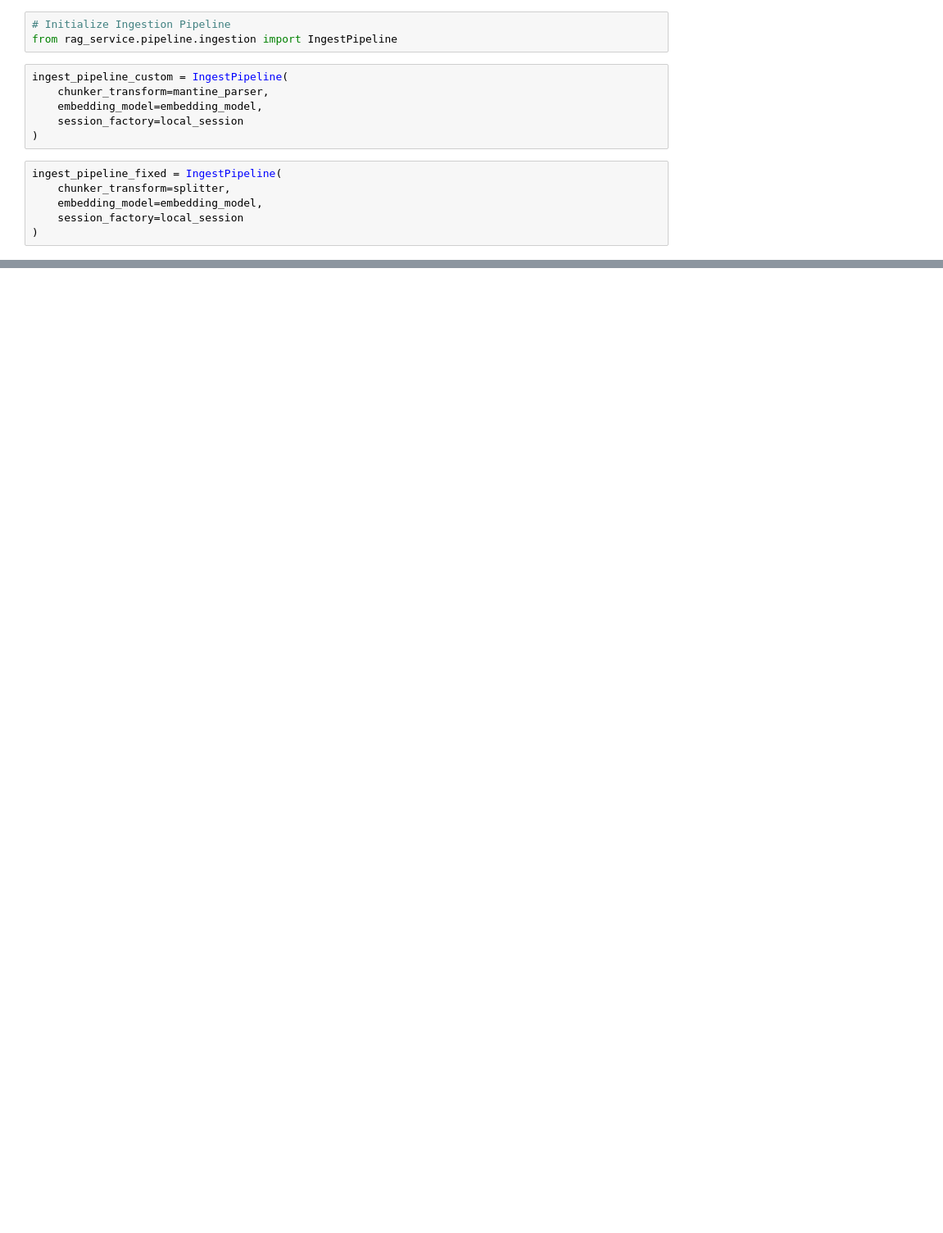
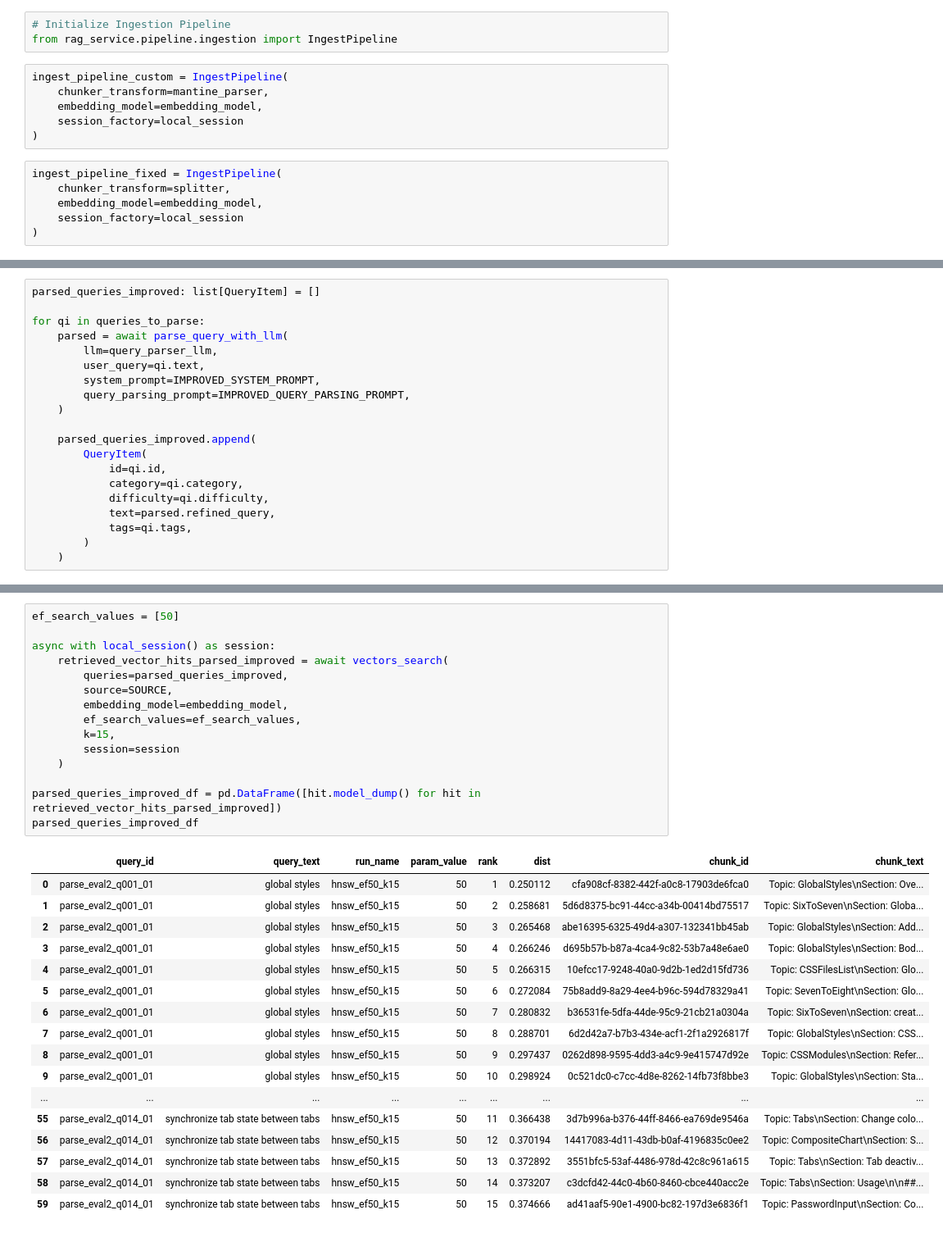
Before and after one commit to Haochen92/RAG_service, a Jupyter notebook: notebooks/rag_mantine.ipynb, the cells around one changed output, grey strips where cells are left out. Shown at 82% size. Saved outputs shown, nothing was run; the diff lists cells and outputs as text; blank space fills up the shorter version.

```diff
--- a/notebooks/rag_mantine.ipynb
+++ b/notebooks/rag_mantine.ipynb
@@ -272,0 +616,20 @@ path
+# %%
+parsed_queries_improved: list[QueryItem] = []
+
+for qi in queries_to_parse:
+    parsed = await parse_query_with_llm(
+        llm=query_parser_llm,
+        user_query=qi.text,
+        system_prompt=IMPROVED_SYSTEM_PROMPT,
+        query_parsing_prompt=IMPROVED_QUERY_PARSING_PROMPT,
+    )
+
+    parsed_queries_improved.append(
+        QueryItem(
+            id=qi.id,
+            category=qi.category,
+            difficulty=qi.difficulty,
+            text=parsed.refined_query,
+            tags=qi.tags,
+        )
+    )
@@ -272,0 +643,33 @@ path
+# %%
+ef_search_values = [50]
+
+async with local_session() as session:
+    retrieved_vector_hits_parsed_improved = await vectors_search(
+        queries=parsed_queries_improved,
+        source=SOURCE,
+        embedding_model=embedding_model,
+        ef_search_values=ef_search_values,
+        k=15,
+        session=session
+    )
+
+parsed_queries_improved_df = pd.DataFrame([hit.model_dump() for hit in retrieved_vector_hits_parsed_improved])
+parsed_queries_improved_df
+# %% [output]
+|  | query_id | query_text | run_name | param_value | rank | dist | chunk_id | chunk_text |
+| 0 | parse_eval2_q001_01 | global styles | hnsw_ef50_k15 | 50 | 1 | 0.250112 | cfa908cf-8382-442f-a0c8-17903de6fca0 | Topic: GlobalStyles\nSection: Ove... |
+| 1 | parse_eval2_q001_01 | global styles | hnsw_ef50_k15 | 50 | 2 | 0.258681 | 5d6d8375-bc91-44cc-a34b-00414bd75517 | Topic: SixToSeven\nSection: Globa... |
+| 2 | parse_eval2_q001_01 | global styles | hnsw_ef50_k15 | 50 | 3 | 0.265468 | abe16395-6325-49d4-a307-132341bb45ab | Topic: GlobalStyles\nSection: Add... |
+| 3 | parse_eval2_q001_01 | global styles | hnsw_ef50_k15 | 50 | 4 | 0.266246 | d695b57b-b87a-4ca4-9c82-53b7a48e6ae0 | Topic: GlobalStyles\nSection: Bod... |
+| 4 | parse_eval2_q001_01 | global styles | hnsw_ef50_k15 | 50 | 5 | 0.266315 | 10efcc17-9248-40a0-9d2b-1ed2d15fd736 | Topic: CSSFilesList\nSection: Glo... |
+| 5 | parse_eval2_q001_01 | global styles | hnsw_ef50_k15 | 50 | 6 | 0.272084 | 75b8add9-8a29-4ee4-b96c-594d78329a41 | Topic: SevenToEight\nSection: Glo... |
+| 6 | parse_eval2_q001_01 | global styles | hnsw_ef50_k15 | 50 | 7 | 0.280832 | b36531fe-5dfa-44de-95c9-21cb21a0304a | Topic: SixToSeven\nSection: creat... |
+| 7 | parse_eval2_q001_01 | global styles | hnsw_ef50_k15 | 50 | 8 | 0.288701 | 6d2d42a7-b7b3-434e-acf1-2f1a2926817f | Topic: GlobalStyles\nSection: CSS... |
+| 8 | parse_eval2_q001_01 | global styles | hnsw_ef50_k15 | 50 | 9 | 0.297437 | 0262d898-9595-4dd3-a4c9-9e415747d92e | Topic: CSSModules\nSection: Refer... |
+| 9 | parse_eval2_q001_01 | global styles | hnsw_ef50_k15 | 50 | 10 | 0.298924 | 0c521dc0-c7cc-4d8e-8262-14fb73f8bbe3 | Topic: GlobalStyles\nSection: Sta... |
+| ... | ... | ... | ... | ... | ... | ... | ... | ... |
+| 55 | parse_eval2_q014_01 | synchronize tab state between tabs | hnsw_ef50_k15 | 50 | 11 | 0.366438 | 3d7b996a-b376-44ff-8466-ea769de9546a | Topic: Tabs\nSection: Change colo... |
+| 56 | parse_eval2_q014_01 | synchronize tab state between tabs | hnsw_ef50_k15 | 50 | 12 | 0.370194 | 14417083-4d11-43db-b0af-4196835c0ee2 | Topic: CompositeChart\nSection: S... |
+| 57 | parse_eval2_q014_01 | synchronize tab state between tabs | hnsw_ef50_k15 | 50 | 13 | 0.372892 | 3551bfc5-53af-4486-978d-42c8c961a615 | Topic: Tabs\nSection: Tab deactiv... |
+| 58 | parse_eval2_q014_01 | synchronize tab state between tabs | hnsw_ef50_k15 | 50 | 14 | 0.373207 | c3dcfd42-44c0-4b60-8460-cbce440acc2e | Topic: Tabs\nSection: Usage\n\n##... |
+| 59 | parse_eval2_q014_01 | synchronize tab state between tabs | hnsw_ef50_k15 | 50 | 15 | 0.374666 | ad41aaf5-90e1-4900-bc82-197d3e6836f1 | Topic: PasswordInput\nSection: Co... |
```
Also changed, not shown: parts of 95 cells of this notebook.
